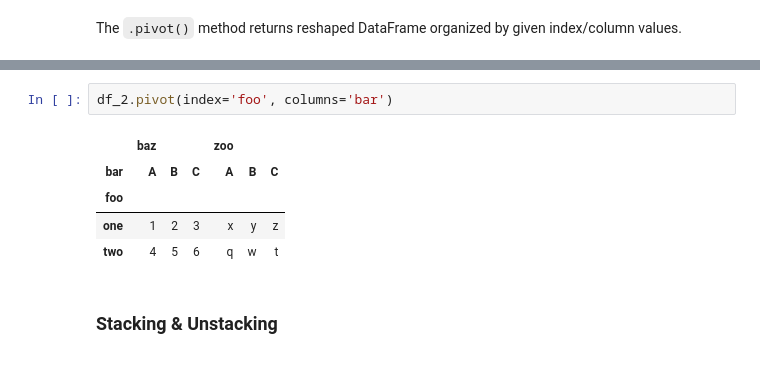
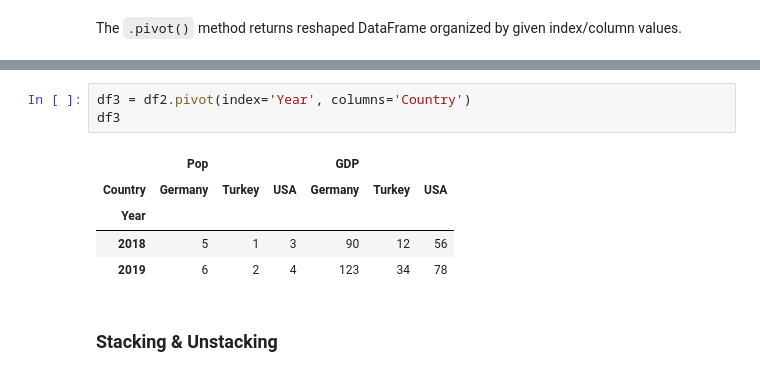
Before and after one commit to kaymal/python-teach, a Jupyter notebook: Python for Data Science/Manipulating DataFrames with Pandas.ipynb, the cells around one changed output, grey strips where cells are left out. Cells and saved outputs as stored; diff of their text form.

```diff
--- a/Python for Data Science/Manipulating DataFrames with Pandas.ipynb
+++ b/Python for Data Science/Manipulating DataFrames with Pandas.ipynb
@@ -390,10 +391,11 @@ df_2.pivot(index='foo', columns='bar', values='baz')
-# %%
-df_2.pivot(index='foo', columns='bar')
-# %% [output]
-|  | baz |  |  | zoo |  |  |
-| bar | A | B | C | A | B | C |
-| foo |  |  |  |  |  |  |
-| one | 1 | 2 | 3 | x | y | z |
-| two | 4 | 5 | 6 | q | w | t |
+# %%
+df3 = df2.pivot(index='Year', columns='Country')
+df3
+# %% [output]
+|  | Pop |  |  | GDP |  |  |
+| Country | Germany | Turkey | USA | Germany | Turkey | USA |
+| Year |  |  |  |  |  |  |
+| 2018 | 5 | 1 | 3 | 90 | 12 | 56 |
+| 2019 | 6 | 2 | 4 | 123 | 34 | 78 |
 # %% [markdown]
 ### Stacking & Unstacking
```
Also changed, not shown: parts of 5 cells of this notebook.
